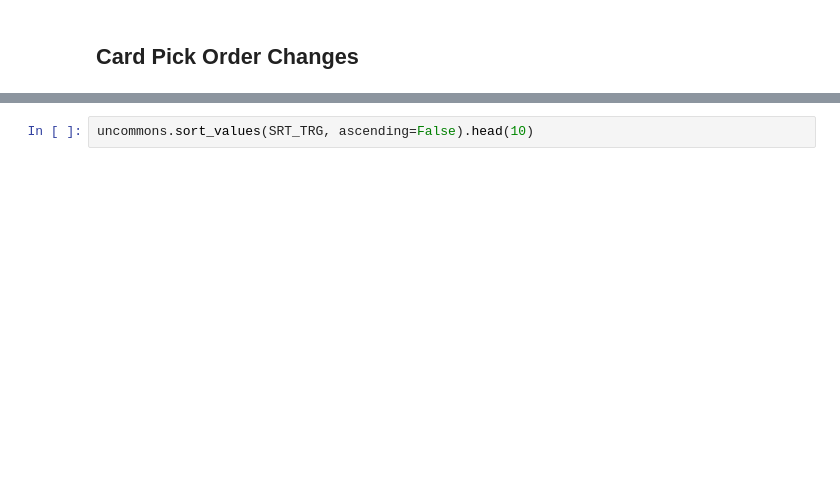
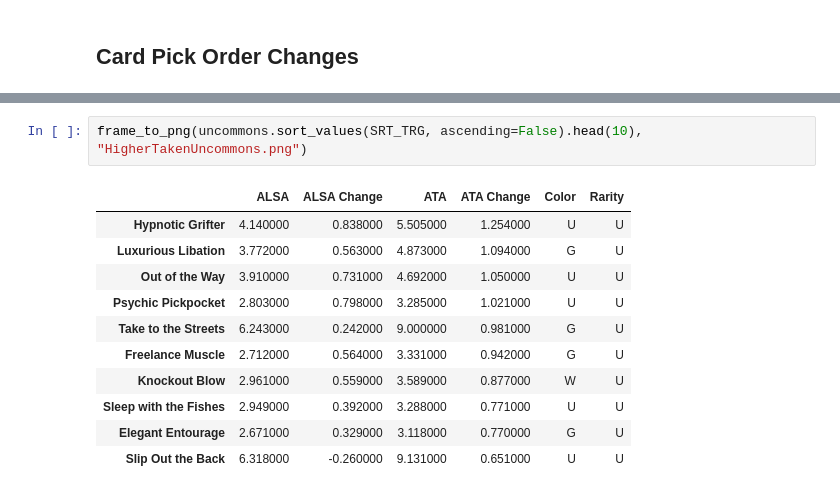
Before and after one commit to ZacharyMN709/DraftMetaReporter, a Jupyter notebook: Scratch.ipynb, the cells around one changed output, grey strips where cells are left out. Cells and saved outputs as stored; diff of their text form; blank space fills up the shorter version.

```diff
--- a/Scratch.ipynb
+++ b/Scratch.ipynb
@@ -649,3 +748,15 @@ commons.sort_values(SRT_TRG, ascending=True).head(20)
 # %%
-uncommons.sort_values(SRT_TRG, ascending=False).head(10)
+frame_to_png(uncommons.sort_values(SRT_TRG, ascending=False).head(10), "HigherTakenUncommons.png")
+# %% [output]
+|  | ALSA | ALSA Change | ATA | ATA Change | Color | Rarity |
+| Hypnotic Grifter | 4.140000 | 0.838000 | 5.505000 | 1.254000 | U | U |
+| Luxurious Libation | 3.772000 | 0.563000 | 4.873000 | 1.094000 | G | U |
+| Out of the Way | 3.910000 | 0.731000 | 4.692000 | 1.050000 | U | U |
+| Psychic Pickpocket | 2.803000 | 0.798000 | 3.285000 | 1.021000 | U | U |
+| Take to the Streets | 6.243000 | 0.242000 | 9.000000 | 0.981000 | G | U |
+| Freelance Muscle | 2.712000 | 0.564000 | 3.331000 | 0.942000 | G | U |
+| Knockout Blow | 2.961000 | 0.559000 | 3.589000 | 0.877000 | W | U |
+| Sleep with the Fishes | 2.949000 | 0.392000 | 3.288000 | 0.771000 | U | U |
+| Elegant Entourage | 2.671000 | 0.329000 | 3.118000 | 0.770000 | G | U |
+| Slip Out the Back | 6.318000 | -0.260000 | 9.131000 | 0.651000 | U | U |
 # %%
```
Also changed, not shown: parts of 24 cells of this notebook, 9 other files.
